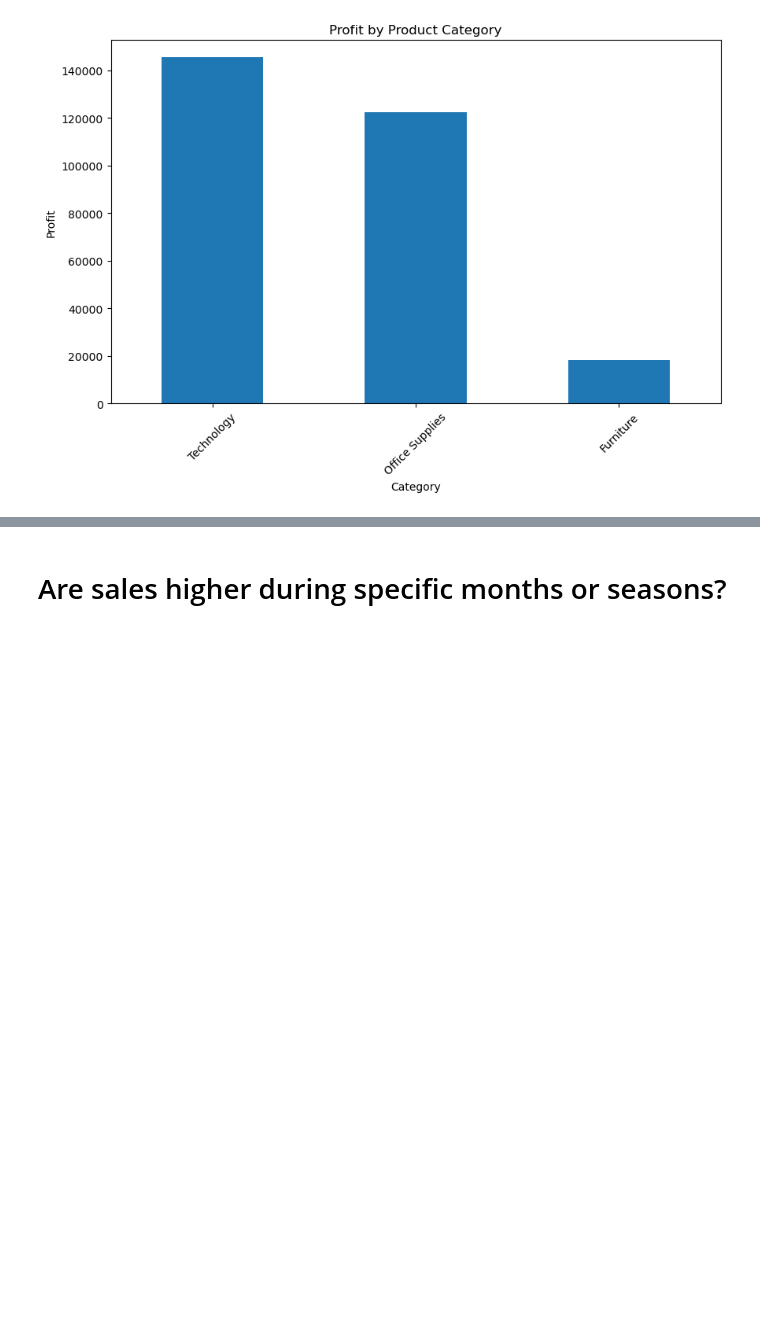
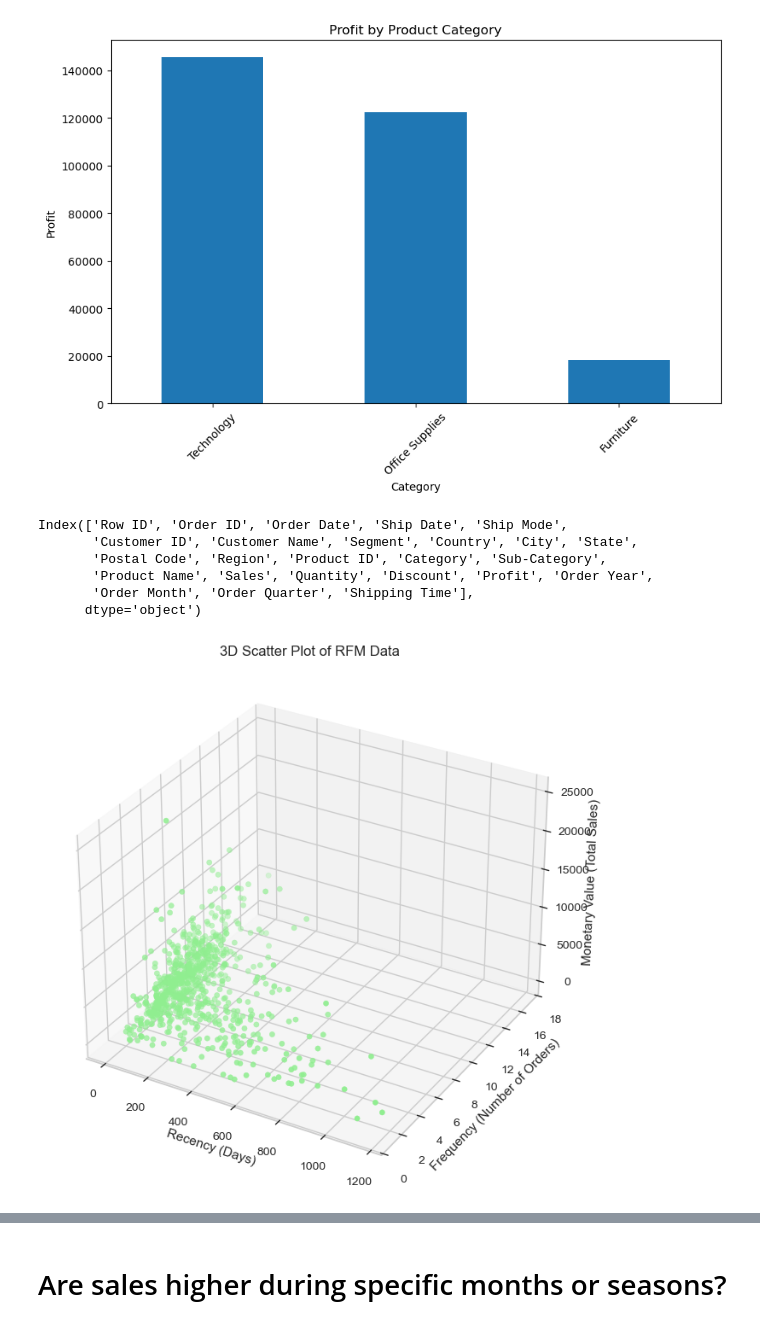
Before and after one commit to Sudha25a/E-Commerce-Project, a Jupyter notebook: E Commerce Analysis .ipynb, the cells around one changed output, grey strips where cells are left out. Saved outputs shown, nothing was run; the diff lists cells and outputs as text; code cells hidden in the pictures; blank space fills up the shorter version.

```diff
--- a/E Commerce Analysis .ipynb
+++ b/E Commerce Analysis .ipynb
@@ -81,3 +81,45 @@ Office Supplies    122490.8008
 Furniture           18451.2728
 Name: Profit, dtype: float64
 [figure]
+# %%
+df.columns
+# %% [output]
+Index(['Row ID', 'Order ID', 'Order Date', 'Ship Date', 'Ship Mode',
+       'Customer ID', 'Customer Name', 'Segment', 'Country', 'City', 'State',
+       'Postal Code', 'Region', 'Product ID', 'Category', 'Sub-Category',
+       'Product Name', 'Sales', 'Quantity', 'Discount', 'Profit', 'Order Year',
+       'Order Month', 'Order Quarter', 'Shipping Time'],
+      dtype='object')
+# %%
+# Recency
+max_date = df['Order Date'].max()
+rfm_recency = df.groupby('Customer ID')['Order Date'].max().apply(lambda x: (max_date - x).days)
+
+# Frequency
+rfm_frequency = df.groupby('Customer ID')['Order ID'].nunique()
+
+# Monetary Value
+rfm_monetary = df.groupby('Customer ID')['Sales'].sum()
+
+# Create RFM DataFrame
+rfm_df = pd.DataFrame({
+'Recency': rfm_recency,
+'Frequency': rfm_frequency,
+'Monetary': rfm_monetary
+})
+# %%
+from mpl_toolkits.mplot3d import Axes3D  # Import 3D plotting
+
+fig = plt.figure(figsize=(10, 8))
+ax = fig.add_subplot(111, projection='3d')
+
+ax.scatter(rfm_df['Recency'], rfm_df['Frequency'], rfm_df['Monetary'], c='lightgreen', marker='o')
+
+ax.set_xlabel('Recency (Days)')
+ax.set_ylabel('Frequency (Number of Orders)')
+ax.set_zlabel('Monetary Value (Total Sales)')
+ax.set_title('3D Scatter Plot of RFM Data')
+
+plt.show()
+# %% [output]
+[figure, added]
```
Also changed, not shown: parts of 21 cells of this notebook, 2 other files.
